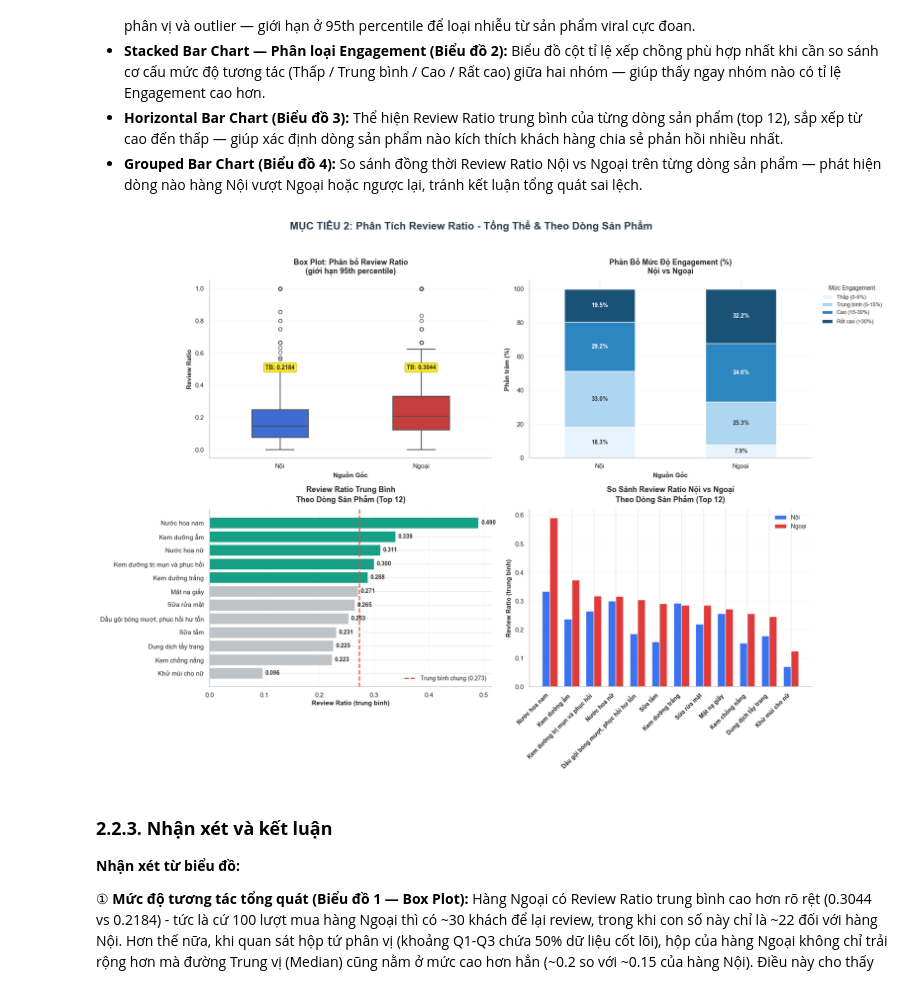
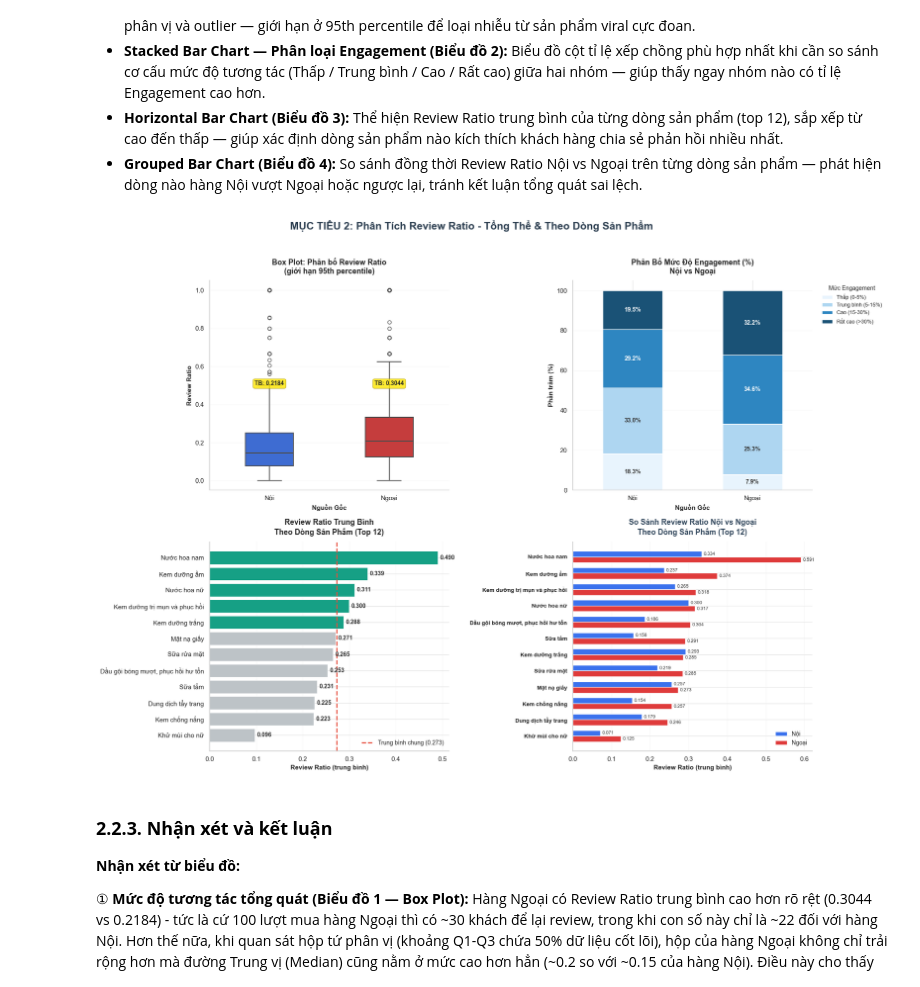
Before and after one commit to TrucHang676/TQH-LAB010-N5, a Jupyter notebook: notebooks/DataVisualization _ 23120192.ipynb, the cells around one changed output. Cells and saved outputs as stored; diff of their text form; code cells hidden in the pictures.

Commit message:
Chỉnh biểu đồ

```diff
--- a/notebooks/DataVisualization _ 23120192.ipynb
+++ b/notebooks/DataVisualization _ 23120192.ipynb
@@ -78,6 +78,8 @@ df['price_segment'] = pd.Categorical(df['price_segment'], categories=price_order
 # 3. Tập con theo origin_class_corrected (đã hiệu chỉnh ở file preprocessing)
 df_vn = df[df['origin_class_corrected'] == 'Trong nước'].copy()
 df_nn = df[df['origin_class_corrected'] == 'Ngoài nước'].copy()
+
+# ── Chuẩn bị dữ liệu cho Mục tiêu 1 ──────────────────────────────────────
 
 # 4. Kiểm tra các chỉ số
 print(f' Tổng sản phẩm : {len(df):,}')
@@ -92,6 +94,13 @@ df['origin_group'] = df['origin_normalized'].apply(
     lambda x: 'Nội' if x == 'Việt Nam' else 'Ngoại'
 )
 
+order_list = ['Nội', 'Ngoại']
+
+df_high_sales = df[(df['sold_count'] > 50) & (df['rating'] > 0)].copy()
+
+stats_noi = df_high_sales[df_high_sales['origin_group'] == 'Nội']['rating']
+stats_ngoai = df_high_sales[df_high_sales['origin_group'] == 'Ngoại']['rating']
+
 df.head(5)
 # %% [output]
  Tổng sản phẩm : 7,179
@@ -330,48 +348,61 @@ ax3 = axes[1, 0]
 cat_overall = df_top.groupby('primary_category')['review_ratio'].mean().sort_values(ascending=True)
 overall_mean = df_review['review_ratio'].mean()
 
 # UI/UX Logic: Vì là dữ liệu tổng hợp (không phân biệt Nội/Ngoại), ta dùng Xám cho Dưới TB, Xanh Ngọc cho Trên TB
 colors3 = ['#16A085' if v >= overall_mean else '#BDC3C7' for v in cat_overall.values]
 
 bars = ax3.barh(cat_overall.index, cat_overall.values, color=colors3, edgecolor='white', linewidth=0.5)
 ax3.axvline(overall_mean, color='#E74C3C', linestyle='--',
             linewidth=2, label=f'Trung bình chung ({overall_mean:.3f})')
 
 ax3.set_title('Review Ratio Trung Bình\nTheo Dòng Sản Phẩm (Top 12)', fontsize=13, fontweight='bold', pad=12)
 ax3.set_xlabel('Review Ratio (trung bình)', fontsize=11, fontweight='bold')
 
 for bar, val in zip(bars, cat_overall.values):
     ax3.text(val + 0.005, bar.get_y() + bar.get_height()/2,
              f'{val:.3f}', va='center', fontsize=10, fontweight='bold', color='#333333')
 ax3.legend(fontsize=10, frameon=False, loc='lower right')
 ax3.grid(axis='x', alpha=0.3)
 
-# ── Biểu đồ 4: Grouped Bar - Nội vs Ngoại per category ───────────────────
+# ── Biểu đồ 4: Horizontal Grouped Bar ────────────────────────────────────
 ax4 = axes[1, 1]
-# Sắp xếp các danh mục theo giá trị của Ngoại (hoặc Nội tùy bạn)
-cat_order = cat_pivot['Ngoại'].sort_values(ascending=False).index
-cat_pivot_sorted = cat_pivot.reindex(cat_order)
 
-x = np.arange(len(cat_order))
-w = 0.35
+# Sắp xếp theo giá trị Ngoại giảm dần (giống cũ)
+cat_order_h     = cat_pivot['Ngoại'].sort_values(ascending=True).index   # ascending=True vì barh đảo ngược
+cat_pivot_h     = cat_pivot.reindex(cat_order_h)
 
-# ÉP CHUẨN MÀU: Nội = Xanh (C_DOMESTIC), Ngoại = Đỏ (C_IMPORT)
-b1 = ax4.bar(x - w/2, cat_pivot_sorted['Nội'].fillna(0), w, label='Nội', color=C_DOMESTIC, alpha=0.9, edgecolor='white')
-b2 = ax4.bar(x + w/2, cat_pivot_sorted['Ngoại'].fillna(0), w, label='Ngoại', color=C_IMPORT, alpha=0.9, edgecolor='white')
+noi_vals   = cat_pivot_h['Nội'].fillna(0).values
+ngoai_vals = cat_pivot_h['Ngoại'].fillna(0).values
+y_pos = np.arange(len(cat_order_h))
+h = 0.35   # chiều cao mỗi thanh
 
-ax4.set_title('So Sánh Review Ratio Nội vs Ngoại\nTheo Dòng Sản Phẩm (Top 12)', fontsize=13, fontweight='bold', pad=12)
-ax4.set_ylabel('Review Ratio (trung bình)', fontsize=11, fontweight='bold')
-ax4.set_xticks(x)
-ax4.set_xticklabels(cat_order, rotation=45, ha='right', fontsize=10, fontweight='bold')
+b1 = ax4.barh(y_pos + h/2, noi_vals,   h, label='Nội',   color=C_DOMESTIC, alpha=0.9, edgecolor='white')
+b2 = ax4.barh(y_pos - h/2, ngoai_vals, h, label='Ngoại', color=C_IMPORT,   alpha=0.9, edgecolor='white')
+
+ax4.set_yticks(y_pos)
+ax4.set_yticklabels(cat_order_h, fontsize=9.5, fontweight='bold')
+ax4.set_xlabel('Review Ratio (trung bình)', fontsize=11, fontweight='bold')
+ax4.set_title('So Sánh Review Ratio Nội vs Ngoại\nTheo Dòng Sản Phẩm (Top 12)',
+              fontsize=13, fontweight='bold', pad=12, color='#34495E')
 ax4.legend(fontsize=10, frameon=False)
-ax4.grid(axis='y', alpha=0.3)
+ax4.grid(axis='x', alpha=0.3)
+
+# Nhãn giá trị cuối mỗi thanh
+for bar, val in zip(b1, noi_vals):
+    if val > 0:
+        ax4.text(val + 0.005, bar.get_y() + bar.get_height()/2,
+                 f'{val:.3f}', va='center', fontsize=8, color='#333333')
+for bar, val in zip(b2, ngoai_vals):
+    if val > 0:
+        ax4.text(val + 0.005, bar.get_y() + bar.get_height()/2,
+                 f'{val:.3f}', va='center', fontsize=8, color='#333333')
 
 plt.tight_layout()
 plt.subplots_adjust(right=0.95) # Chừa khoảng trống cho Legend của Biểu đồ 2
 plt.savefig('objective2_review_ratio_categories.png', dpi=300, bbox_inches='tight', facecolor='white')
 plt.show()
 # %% [output]
-[figure, old version]
+[figure, new version]
 # %% [markdown]
 ### **2.2.3. Nhận xét và kết luận**
 
```
Also changed, not shown: parts of 2 cells of this notebook.
